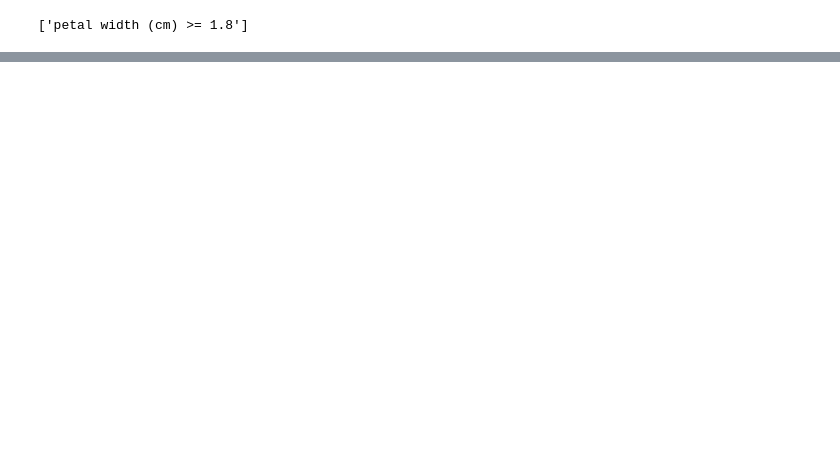
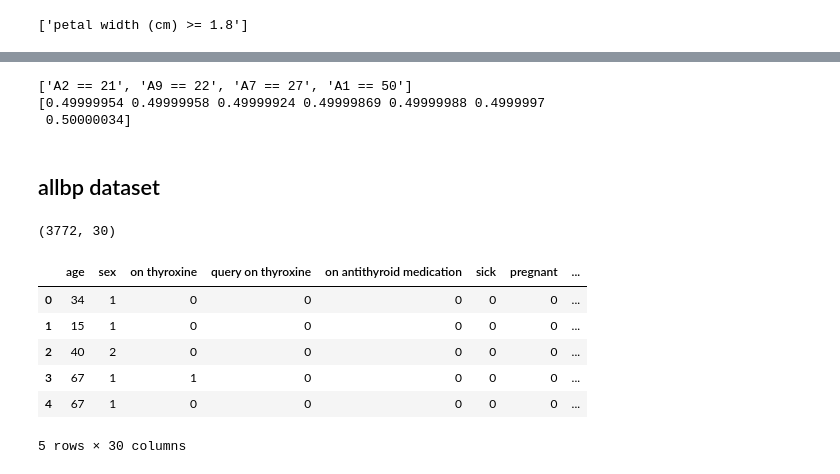
Before and after one commit to LogicExplainML-LEML/LogicExplainML, a Jupyter notebook: notebooks/expanding delta/xgb_range_multiclass.ipynb, the cells around one changed output, grey strips where cells are left out. Cells and saved outputs as stored; diff of their text form; code cells hidden in the pictures; blank space fills up the shorter version.

```diff
--- a/notebooks/expanding delta/xgb_range_multiclass.ipynb
+++ b/notebooks/expanding delta/xgb_range_multiclass.ipynb
@@ -505,0 +573,23 @@ print(explainer_iris_bin.explain_range(sample, reorder="asc", exp=sample_exp))
+# %%
+sample = X_shuttle.values[0]
+print(shuttle_explainer.explain(sample))
+print(shuttle_explainer.init_value)
+# %% [output]
+['A2 == 21', 'A9 == 22', 'A7 == 27', 'A1 == 50']
+[0.49999954 0.49999958 0.49999924 0.49999869 0.49999988 0.4999997
+ 0.50000034]
+# %% [markdown]
+## allbp dataset
+# %%
+allbp_data = fetch_data('allbp')
+print(allbp_data.shape)
+allbp_data.head()
+# %% [output]
+(3772, 30)
+|  | age | sex | on thyroxine | query on thyroxine | on antithyroid medication | sick | pregnant | ... |
+| 0 | 34 | 1 | 0 | 0 | 0 | 0 | 0 | ... |
+| 1 | 15 | 1 | 0 | 0 | 0 | 0 | 0 | ... |
+| 2 | 40 | 2 | 0 | 0 | 0 | 0 | 0 | ... |
+| 3 | 67 | 1 | 1 | 0 | 0 | 0 | 0 | ... |
+| 4 | 67 | 1 | 0 | 0 | 0 | 0 | 0 | ... |
+5 rows × 30 columns
```
Also changed, not shown: parts of 16 cells of this notebook.
